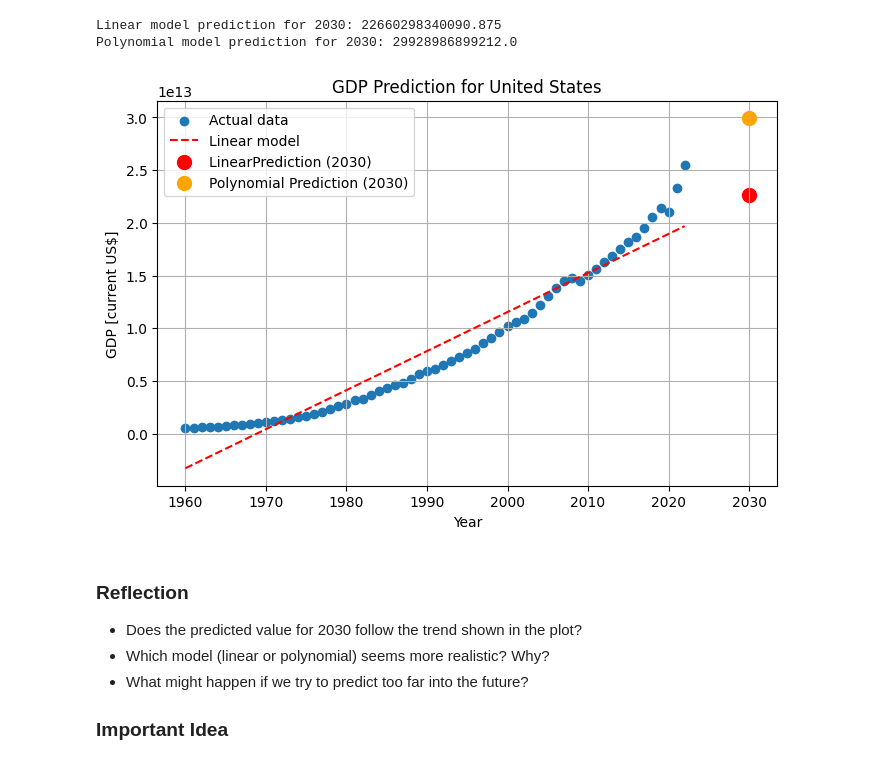
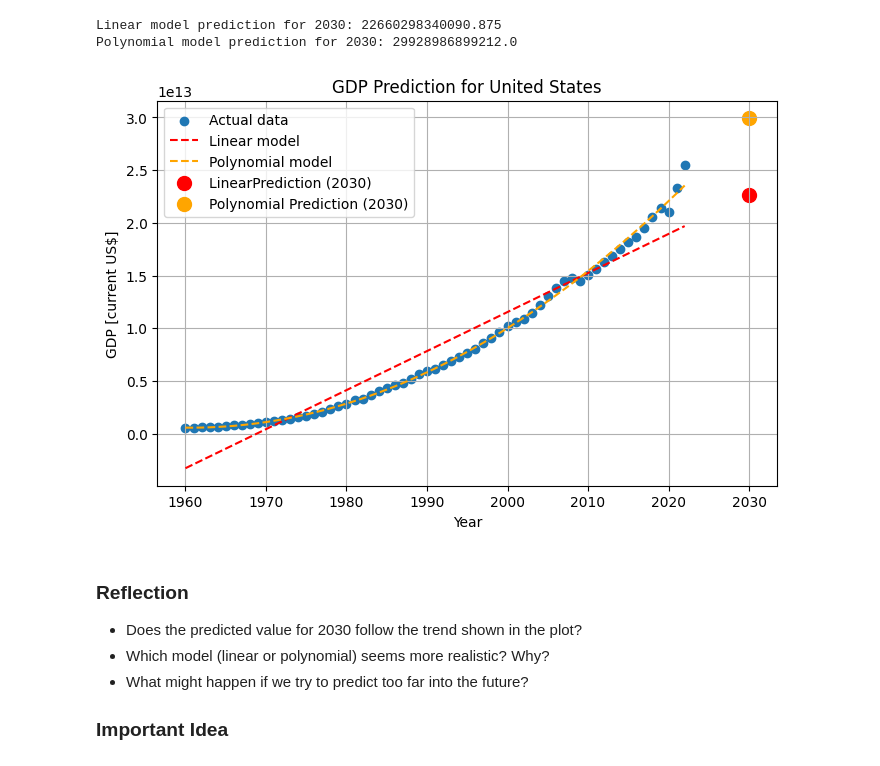
Before and after one commit to shokun723/Summer_Workshop_ShoRydberg, a Jupyter notebook: 0_Class_Notebooks/01_Know_Data_Numerical.ipynb, the cells around one changed output. Cells and saved outputs as stored; diff of their text form; code cells hidden in the pictures.

```diff
--- a/0_Class_Notebooks/01_Know_Data_Numerical.ipynb
+++ b/0_Class_Notebooks/01_Know_Data_Numerical.ipynb
@@ -637,22 +669,23 @@ Polynomial model prediction for 2030: 29928986899212.0
 # %%
 plt.figure(figsize=(8,5))
 
 plt.scatter(years, y, label="Actual data")
 plt.plot(years, y_pred_linear, color="red", linestyle="--", label="Linear model")
+plt.plot(years, y_pred_poly, color="orange", linestyle="--", label="Polynomial model")
 
 # Add prediction point
 plt.scatter(2030, linear_prediction, color="red", s=100, label="LinearPrediction (2030)")
 plt.scatter(2030, poly_prediction, color="orange", s=100, label="Polynomial Prediction (2030)")
 
 plt.xlabel("Year")
 plt.ylabel("GDP [current US$]")
 plt.title(f"GDP Prediction for {country_name}")
 
 plt.legend()
 plt.grid(True)
 plt.show()
 # %% [output]
-[figure, old version]
+[figure, new version]
 # %% [markdown]
 ### Reflection
 
```
Also changed, not shown: parts of 24 cells of this notebook.
